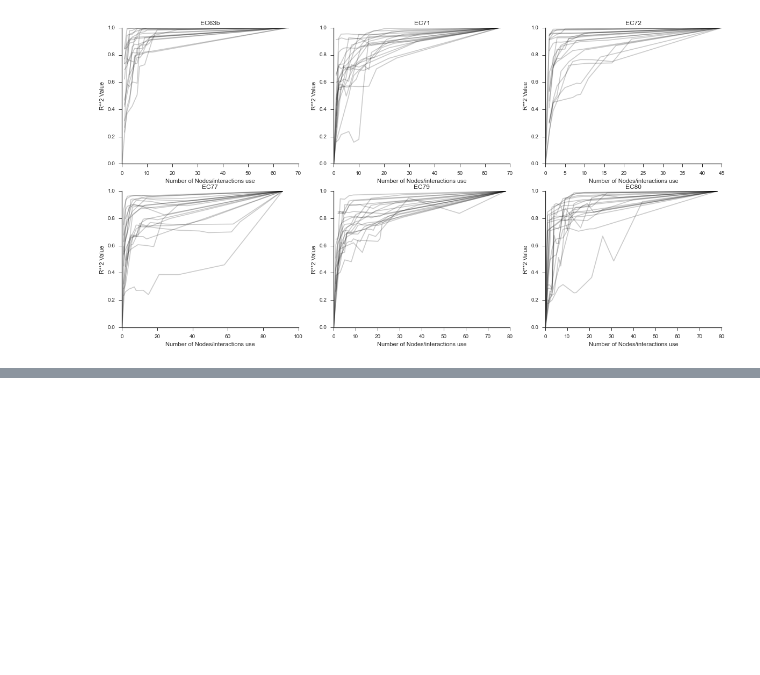
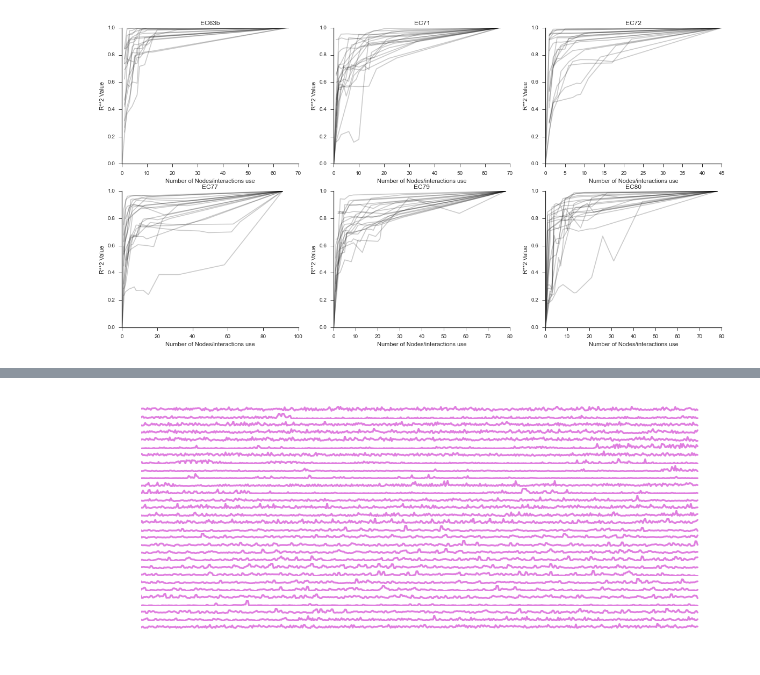
Before and after one commit to fluongo/python-notebooks, a Jupyter notebook: 2015/April/Examples_and_more_R**2_stuff.ipynb, the cells around one changed output, grey strips where cells are left out. Drawn from its saved outputs; the diff is of its cells as text; code cells hidden in the pictures; blank space fills up the shorter version.

```diff
--- a/2015/April/Examples_and_more_R**2_stuff.ipynb
+++ b/2015/April/Examples_and_more_R**2_stuff.ipynb
@@ -265,0 +274,8 @@ for pID in ['EC63b', 'EC71', 'EC72', 'EC77', 'EC79', 'EC80']:
+# %%
+plt.figure(figsize = [10, 4])
+for i in range(30):
+    plt.subplot(30,1,i)
+    plt.plot(cohs[3, 1, i*1000:i*1000+500], color = 'm', alpha = 0.5)
+    plt.axis('off')
+# %% [output]
+[figure, added]
```
Also changed, not shown: parts of 1 cell of this notebook, 1 other file.
